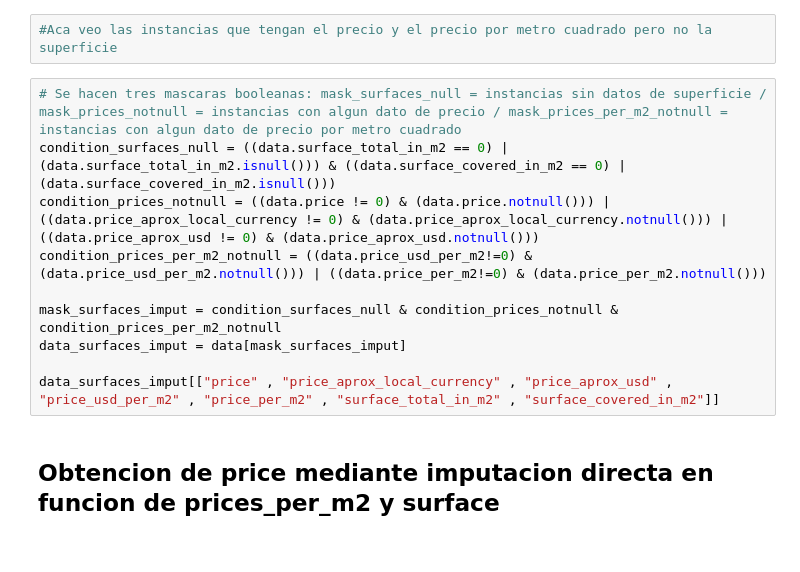
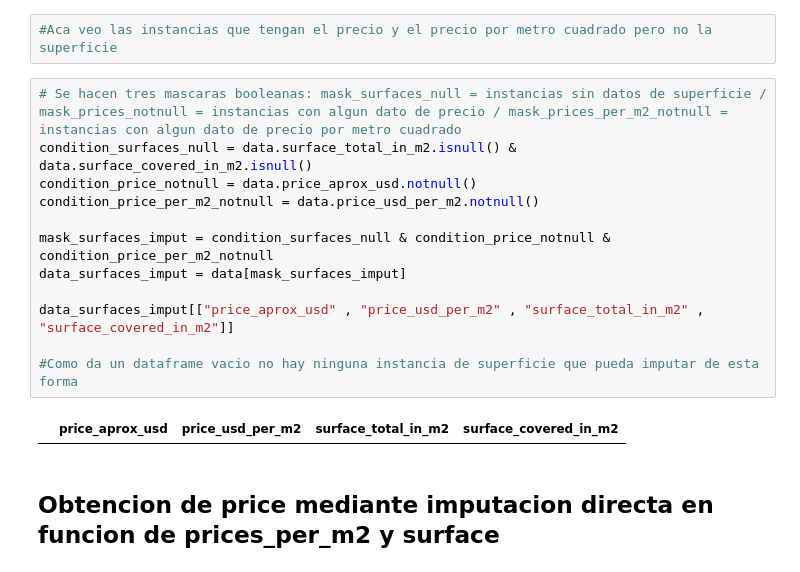
Before and after one commit to BenkosT/TP_Limpieza, a Jupyter notebook: Notebooks/Limpieza.ipynb, the cells around one changed output. Drawn from its saved outputs; the diff is of its cells as text.

```diff
--- a/Notebooks/Limpieza.ipynb
+++ b/Notebooks/Limpieza.ipynb
@@ -585,14 +1084,18 @@ data.loc[data_surface_covered_in_m2_null.index, "surface_covered_in_m2"] = data.
 #Aca veo las instancias que tengan el precio y el precio por metro cuadrado pero no la superficie
 # %%
 # Se hacen tres mascaras booleanas: mask_surfaces_null = instancias sin datos de superficie / mask_prices_notnull = instancias con algun dato de precio / mask_prices_per_m2_notnull = instancias con algun dato de precio por metro cuadrado
-condition_surfaces_null = ((data.surface_total_in_m2 == 0) | (data.surface_total_in_m2.isnull())) & ((data.surface_covered_in_m2 == 0) | (data.surface_covered_in_m2.isnull()))
-condition_prices_notnull = ((data.price != 0) & (data.price.notnull())) | ((data.price_aprox_local_currency != 0) & (data.price_aprox_local_currency.notnull())) | ((data.price_aprox_usd != 0) & (data.price_aprox_usd.notnull()))
-condition_prices_per_m2_notnull = ((data.price_usd_per_m2!=0) & (data.price_usd_per_m2.notnull())) | ((data.price_per_m2!=0) & (data.price_per_m2.notnull()))
+condition_surfaces_null = data.surface_total_in_m2.isnull() & data.surface_covered_in_m2.isnull()
+condition_price_notnull = data.price_aprox_usd.notnull()
+condition_price_per_m2_notnull = data.price_usd_per_m2.notnull()
 
-mask_surfaces_imput = condition_surfaces_null & condition_prices_notnull & condition_prices_per_m2_notnull
+mask_surfaces_imput = condition_surfaces_null & condition_price_notnull & condition_price_per_m2_notnull
 data_surfaces_imput = data[mask_surfaces_imput]
 
-data_surfaces_imput[["price" , "price_aprox_local_currency" , "price_aprox_usd" , "price_usd_per_m2" , "price_per_m2" , "surface_total_in_m2" , "surface_covered_in_m2"]]
+data_surfaces_imput[["price_aprox_usd" , "price_usd_per_m2" , "surface_total_in_m2" , "surface_covered_in_m2"]]
+
+#Como da un dataframe vacio no hay ninguna instancia de superficie que pueda imputar de esta forma
+# %% [output]
+|  | price_aprox_usd | price_usd_per_m2 | surface_total_in_m2 | surface_covered_in_m2 |
 # %% [markdown]
 ## Obtencion de price mediante imputacion directa en funcion de prices_per_m2 y surface
 # %%
```
Also changed, not shown: parts of 82 cells of this notebook.
